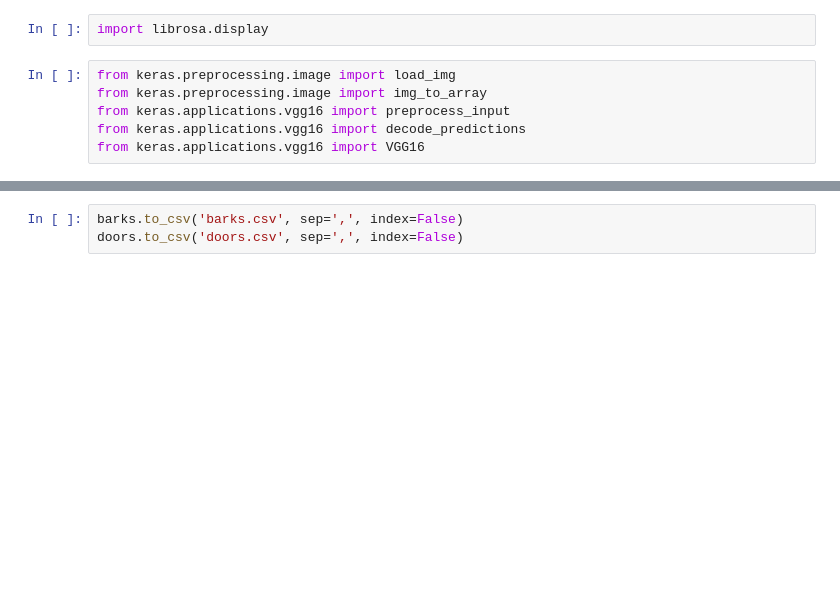
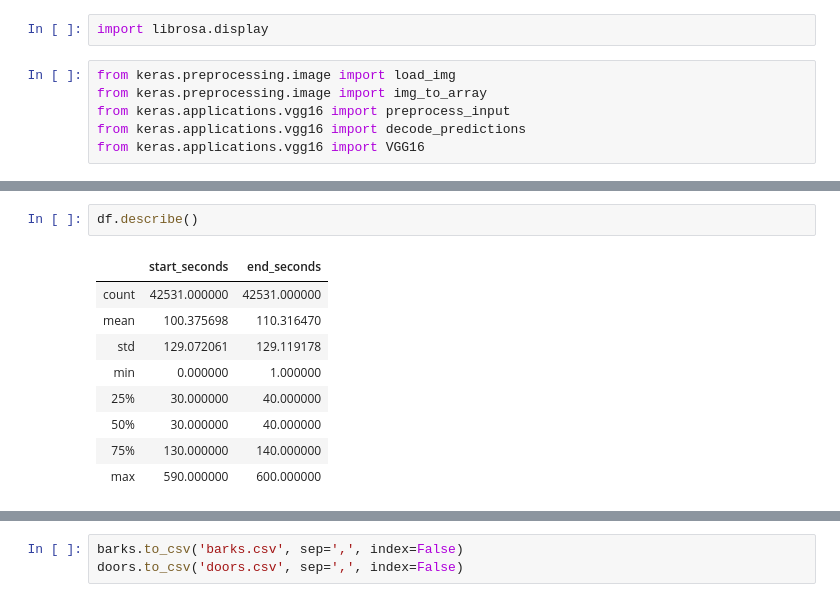
Before and after one commit to jlehnersd/audio_recognition, a Jupyter notebook: tl_eda.ipynb, the cells around one changed output, grey strips where cells are left out. Drawn from its saved outputs; the diff is of its cells as text; blank space fills up the shorter version.

```diff
--- a/tl_eda.ipynb
+++ b/tl_eda.ipynb
@@ -68,0 +25,12 @@ testdf
+# %%
+df.describe()
+# %% [output]
+|  | start_seconds | end_seconds |
+| count | 42531.000000 | 42531.000000 |
+| mean | 100.375698 | 110.316470 |
+| std | 129.072061 | 129.119178 |
+| min | 0.000000 | 1.000000 |
+| 25% | 30.000000 | 40.000000 |
+| 50% | 30.000000 | 40.000000 |
+| 75% | 130.000000 | 140.000000 |
+| max | 590.000000 | 600.000000 |
```
Also changed, not shown: parts of 18 cells of this notebook, 29 other files.
